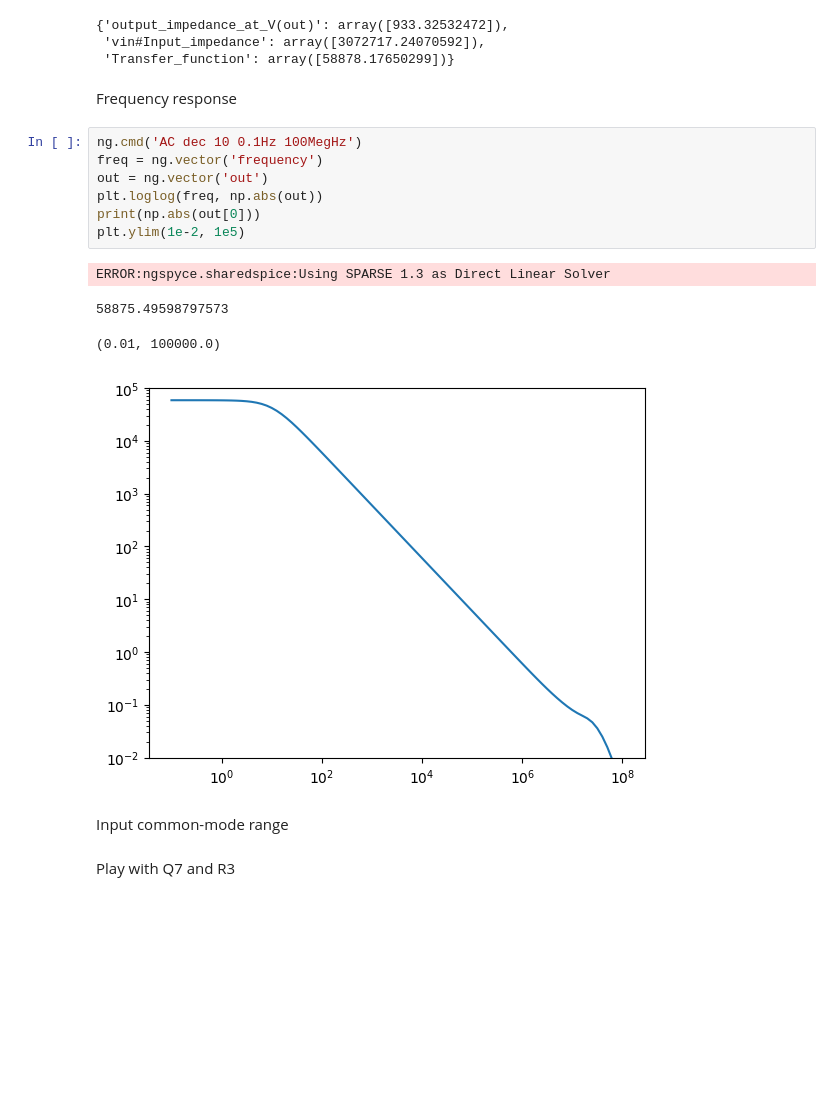
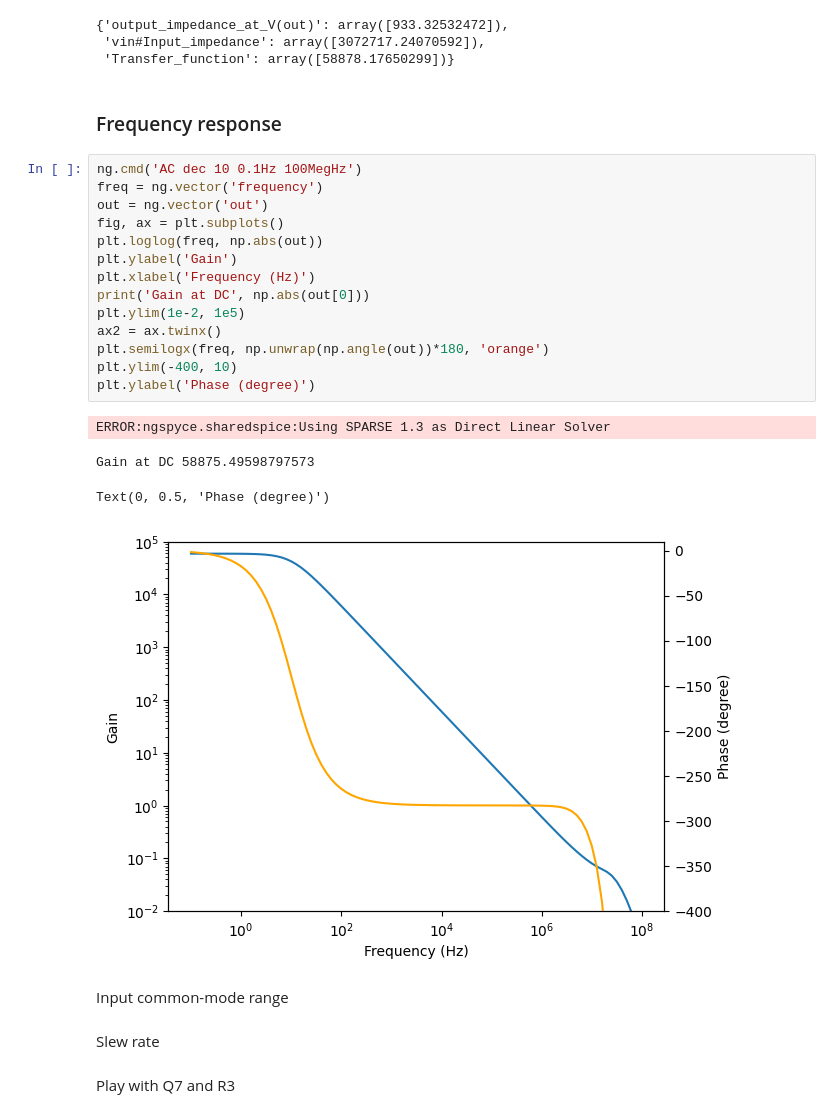
Before and after one commit to chenshuo/notes, a Jupyter notebook: notebooks/XL741.ipynb, the cells around one changed output. Cells and saved outputs as stored; diff of their text form; blank space fills up the shorter version.

```diff
--- a/notebooks/XL741.ipynb
+++ b/notebooks/XL741.ipynb
@@ -663,21 +661,30 @@ ERROR:ngspyce.sharedspice:Using SPARSE 1.3 as Direct Linear Solver
  'vin#Input_impedance': array([3072717.24070592]),
  'Transfer_function': array([58878.17650299])}
 # %% [markdown]
-Frequency response
+### Frequency response
 # %%
 ng.cmd('AC dec 10 0.1Hz 100MegHz')
 freq = ng.vector('frequency')
 out = ng.vector('out')
+fig, ax = plt.subplots()
 plt.loglog(freq, np.abs(out))
-print(np.abs(out[0]))
+plt.ylabel('Gain')
+plt.xlabel('Frequency (Hz)')
+print('Gain at DC', np.abs(out[0]))
 plt.ylim(1e-2, 1e5)
+ax2 = ax.twinx()
+plt.semilogx(freq, np.unwrap(np.angle(out))*180, 'orange')
+plt.ylim(-400, 10)
+plt.ylabel('Phase (degree)')
 # %% [output]
 ERROR:ngspyce.sharedspice:Using SPARSE 1.3 as Direct Linear Solver
-58875.49598797573
+Gain at DC 58875.49598797573
-(0.01, 100000.0)
+Text(0, 0.5, 'Phase (degree)')
-[figure, old version]
+[figure, new version]
 # %% [markdown]
 Input common-mode range
+# %% [markdown]
+Slew rate
 # %% [markdown]
 Play with Q7 and R3
 # %% [markdown]
```
Also changed, not shown: parts of 3 cells of this notebook.
